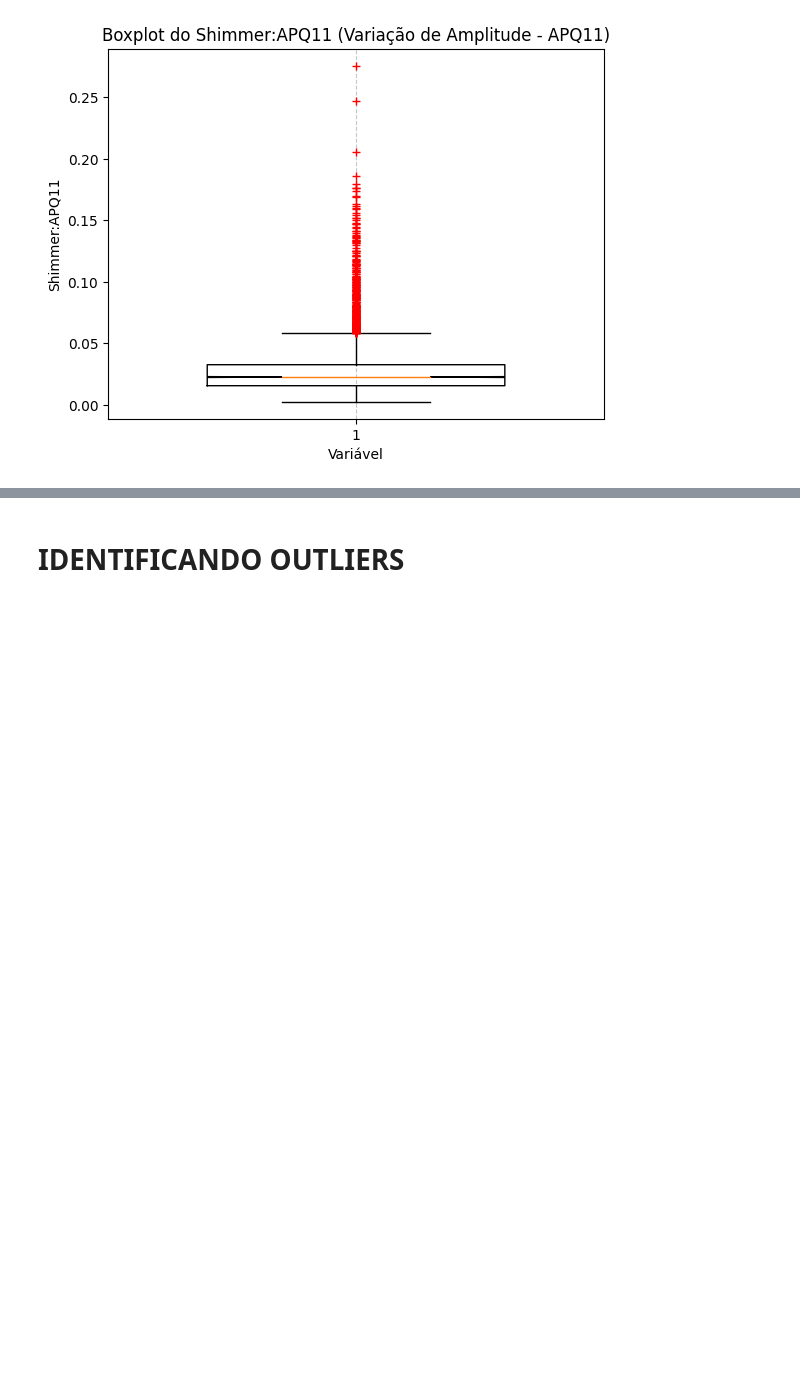
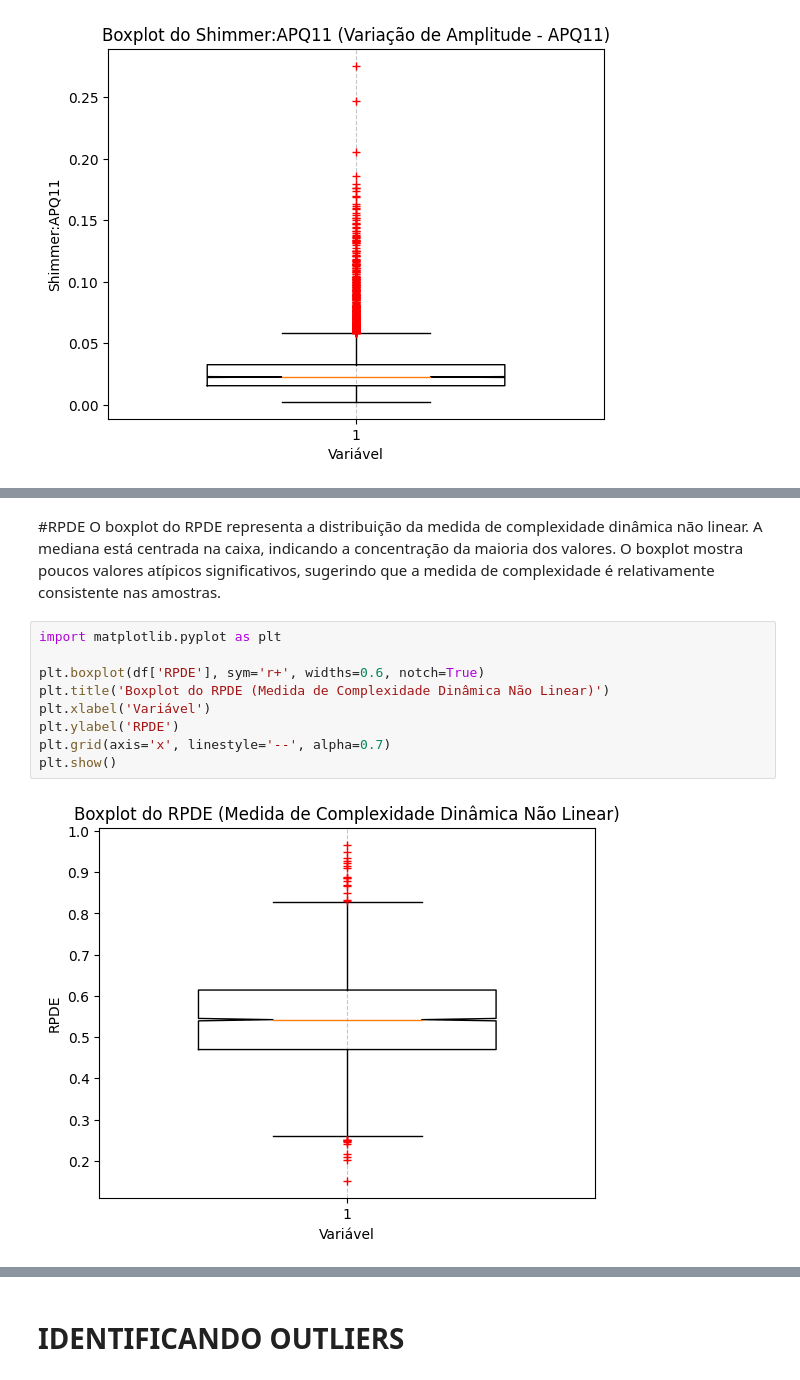
Before and after one commit to KacioSilva/ProjetoAM, a Jupyter notebook: Prova_AM.ipynb, the cells around one changed output, grey strips where cells are left out. Saved outputs shown, nothing was run; the diff lists cells and outputs as text; blank space fills up the shorter version.

```diff
--- a/Prova_AM.ipynb
+++ b/Prova_AM.ipynb
@@ -430,0 +486,14 @@ plt.show()
+# %% [markdown]
+#RPDE
+O boxplot do RPDE representa a distribuição da medida de complexidade dinâmica não linear. A mediana está centrada na caixa, indicando a concentração da maioria dos valores. O boxplot mostra poucos valores atípicos significativos, sugerindo que a medida de complexidade é relativamente consistente nas amostras.
+# %%
+import matplotlib.pyplot as plt
+
+plt.boxplot(df['RPDE'], sym='r+', widths=0.6, notch=True)
+plt.title('Boxplot do RPDE (Medida de Complexidade Dinâmica Não Linear)')
+plt.xlabel('Variável')
+plt.ylabel('RPDE')
+plt.grid(axis='x', linestyle='--', alpha=0.7)
+plt.show()
+# %% [output]
+[figure, added]
```
Also changed, not shown: parts of 24 cells of this notebook.
